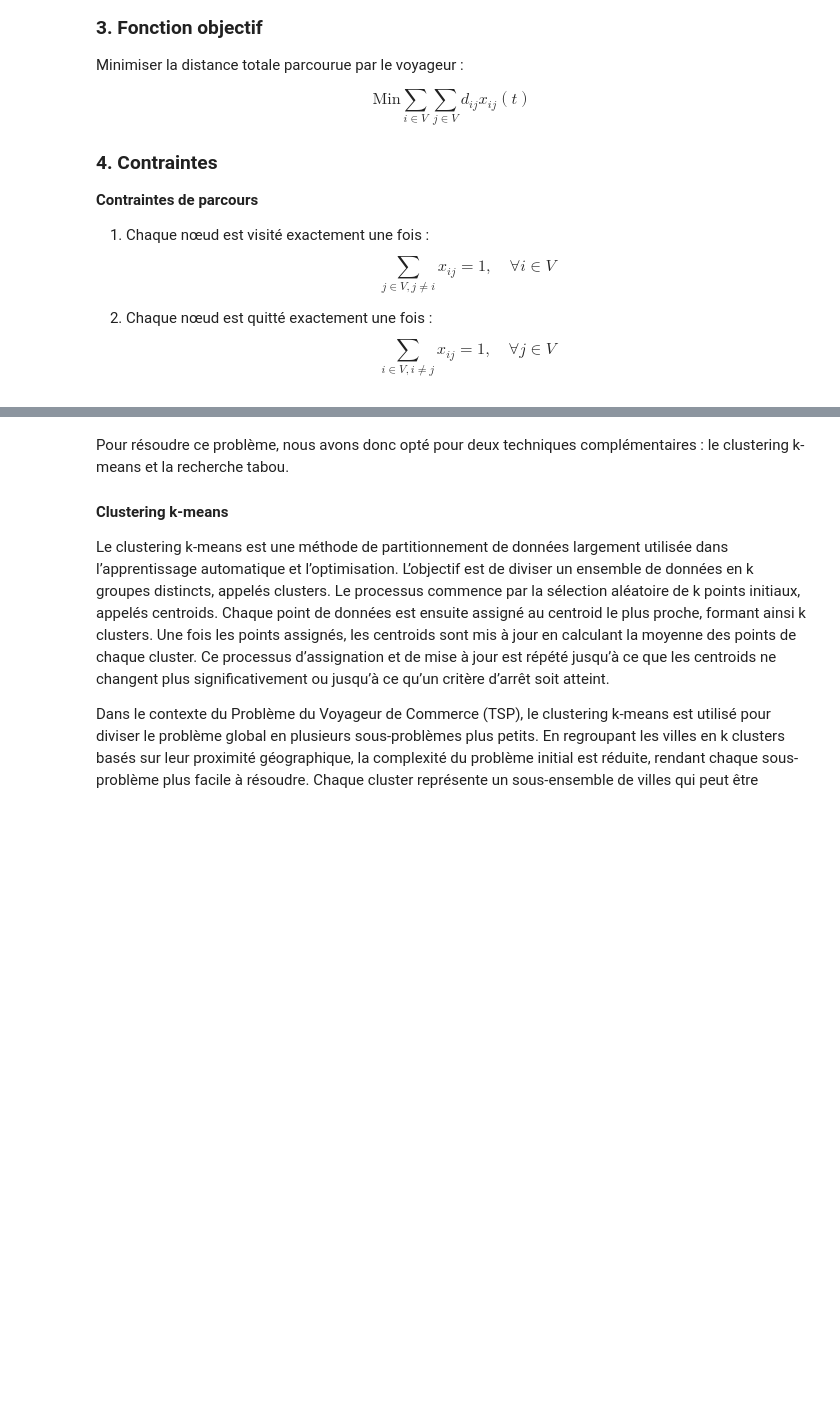
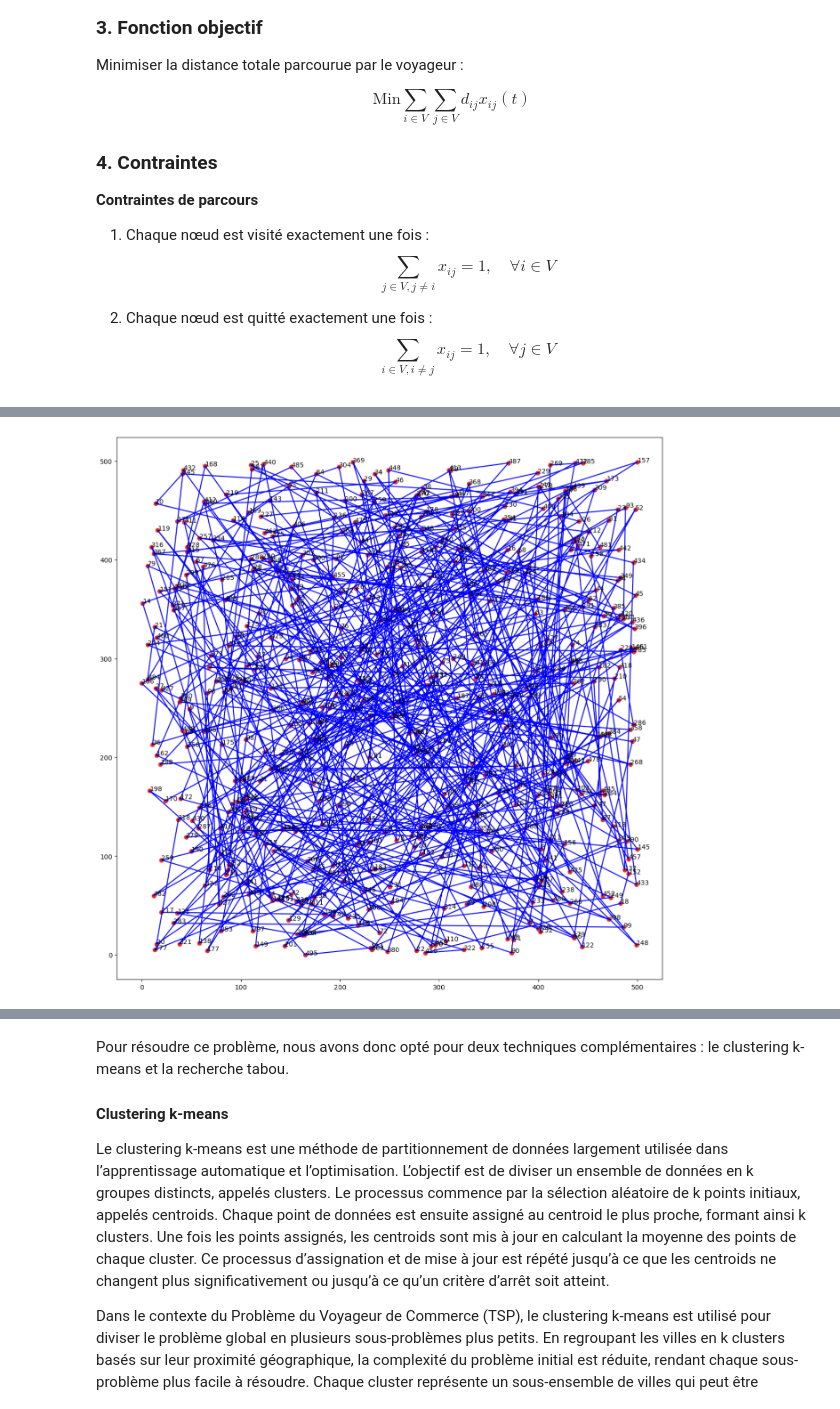
Before and after one commit to D33el/TSP-CESI-A3, a Jupyter notebook: redaction.ipynb, the cells around one changed output, grey strips where cells are left out. Drawn from its saved outputs; the diff is of its cells as text; code cells hidden in the pictures; blank space fills up the shorter version.

```diff
--- a/redaction.ipynb
+++ b/redaction.ipynb
@@ -99,3 +97,8 @@ Au début nous avons opté pour la méthode génétique, mais la solution finale
+# %%
+from IPython.display import Image
+Image("image-2.png")
+# %% [output]
+[figure, added]
 # %%
 from IPython.display import Image
 Image("image-3.png")
```
Also changed, not shown: parts of 5 cells of this notebook.
